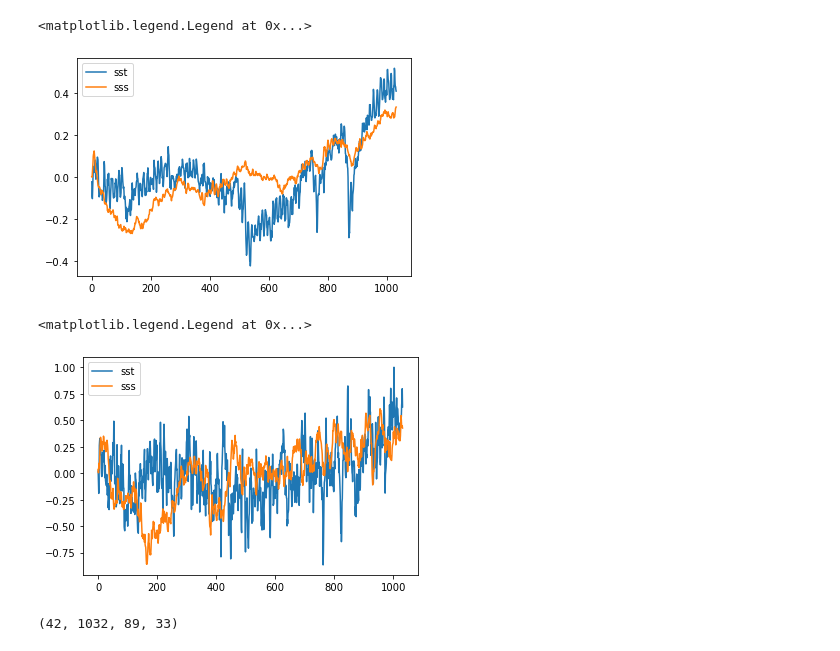
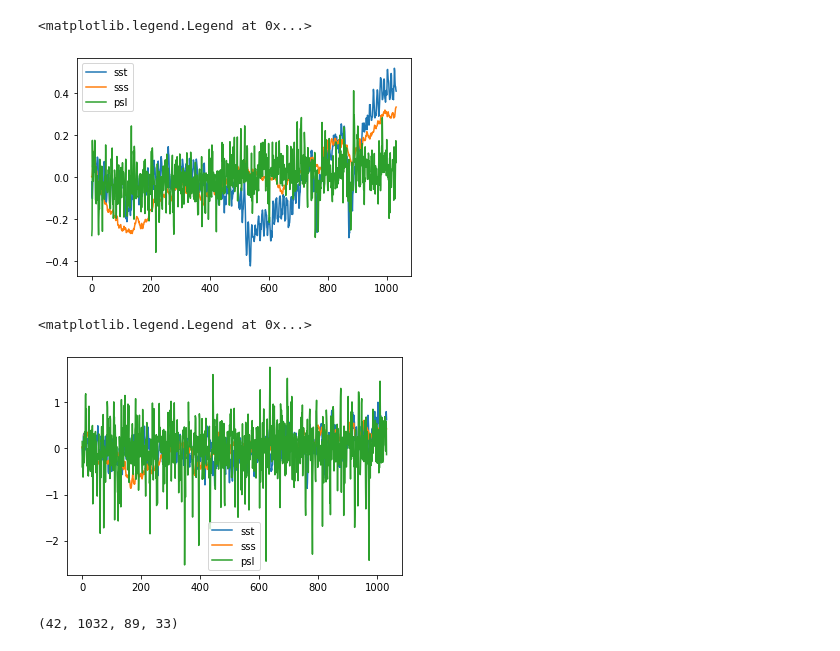
Before and after one commit to glennliu265/predict_amv, a Jupyter notebook: output_normalized_data.ipynb, the cells around one changed output. Cells and saved outputs as stored; diff of their text form; code cells hidden in the pictures.

Commit message:
Added PSL to normalize script
Added PSL to normalization script. Updated naming convention in CNN Test to intake latitude weighted data.

```diff
--- a/output_normalized_data.ipynb
+++ b/output_normalized_data.ipynb
@@ -12,6 +12,7 @@ from torch import nn
 import torch.optim as optim
 from torch.utils.data import DataLoader, TensorDataset
 # %%
+# Read data in and cut to region
 #ds_moc = xr.open_dataset("../CESM_data/CESM1LE_MOC_NAtl_20N-50N_19200101_20051201.nc")
 
 ds_sst = xr.open_dataset("../CESM_data/CESM1LE_sst_NAtl_19200101_20051201.nc")['sst'][21:54,:,:,:]
@@ -21,6 +22,9 @@ ds_sst = xr.open_dataset("../CESM_data/CESM1LE_sst_NAtl_19200101_20051201.nc")['
 #ds_NHFLX = xr.open_dataset("../CESM_data/CESM1LE_NHFLX_NAtl_19200101_20051201.nc")['NHFLX'][21:54,0:89,:,:]
 #ds_SHFLX = xr.open_dataset("../CESM_data/CESM1LE_SHFLX_NAtl_19200101_20051201.nc")['SHFLX'][21:54,0:89,:,:]
 ds_sss = xr.open_dataset("../CESM_data/CESM1LE_sss_NAtl_19200101_20051201.nc")['sss'][21:54,0:89,:,:]
+ds_psl = xr.open_dataset("../CESM_data/CESM1LE_psl_NAtl_19200101_20051201.nc")['psl'][21:54,0:89,:,:]
 # %%
+# Apply Latitude Weights (Cosine of Latitude)
 lat_weighted_sst = np.cos(ds_sst.lat*np.pi/180) * ds_sst
 lat_weighted_sss = np.cos(ds_sss.lat*np.pi/180) * ds_sss
+lat_weighted_psl = np.cos(ds_psl.lat*np.pi/180) * ds_psl
@@ -76,5 +80,7 @@ def deseason_detrend(ds):
     data_detrend[np.isnan(data_detrend)] = 0
     return data_detrend
 # %%
+%%time
 sst_deseasoned = deseason(lat_weighted_sst)
 sss_deseasoned = deseason(lat_weighted_sss)
+psl_deseasoned = deseason(lat_weighted_psl)
@@ -81,3 +90,5 @@ sss_deseasoned = deseason(lat_weighted_sss)
 # %%
+%%time
 sst_normed = (sst_deseasoned - np.mean(sst_deseasoned))/np.std(sst_deseasoned)
 sss_normed = (sss_deseasoned - np.mean(sss_deseasoned))/np.std(sss_deseasoned)
+psl_normed = (psl_deseasoned - np.mean(psl_deseasoned))/np.std(psl_deseasoned)
@@ -84,19 +98,19 @@ sss_normed = (sss_deseasoned - np.mean(sss_deseasoned))/np.std(sss_deseasoned)
 # %%
 plt.plot(np.mean(sst_normed,axis=(0,2,3)))
 plt.plot(np.mean(sss_normed,axis=(0,2,3)))
-
-plt.legend(['sst','sss'])
+plt.plot(np.mean(psl_normed,axis=(0,2,3)))
+plt.legend(['sst','sss','psl'])
 # %% [output]
 <matplotlib.legend.Legend at 0x...>
-[figure, old version]
+[figure, new version]
 # %%
 plt.plot(np.mean(sst_normed,axis=(2,3))[30,:])
 plt.plot(np.mean(sss_normed,axis=(2,3))[30,:])
-
-plt.legend(['sst','sss'])
+plt.plot(np.mean(psl_normed,axis=(2,3))[30,:])
+plt.legend(['sst','sss','psl'])
 # %% [output]
 <matplotlib.legend.Legend at 0x...>
-[figure, old version]
+[figure, new version]
 # %%
 sst_normed.shape
 # %% [output]
```
Also changed, not shown: parts of 5 cells of this notebook, 1 other file.
